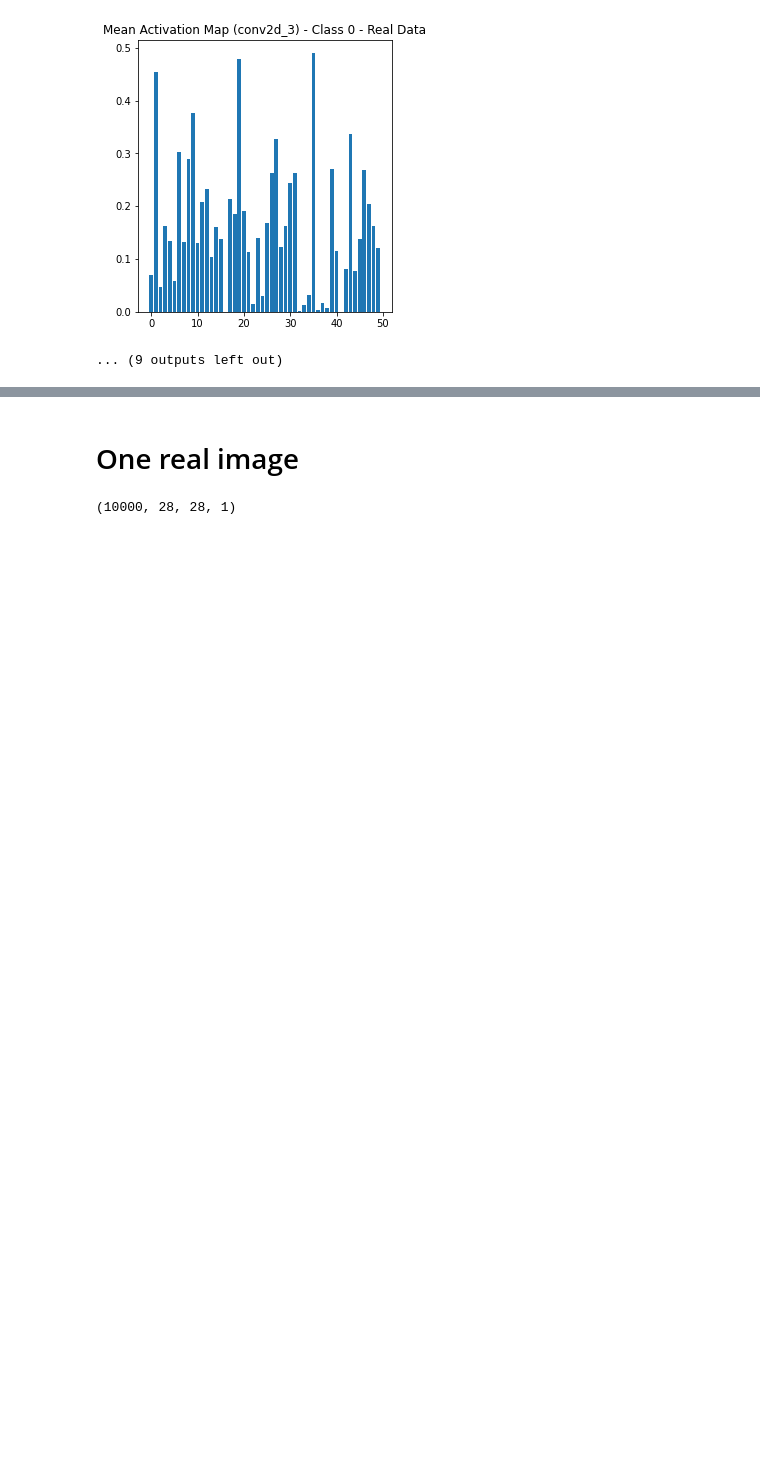
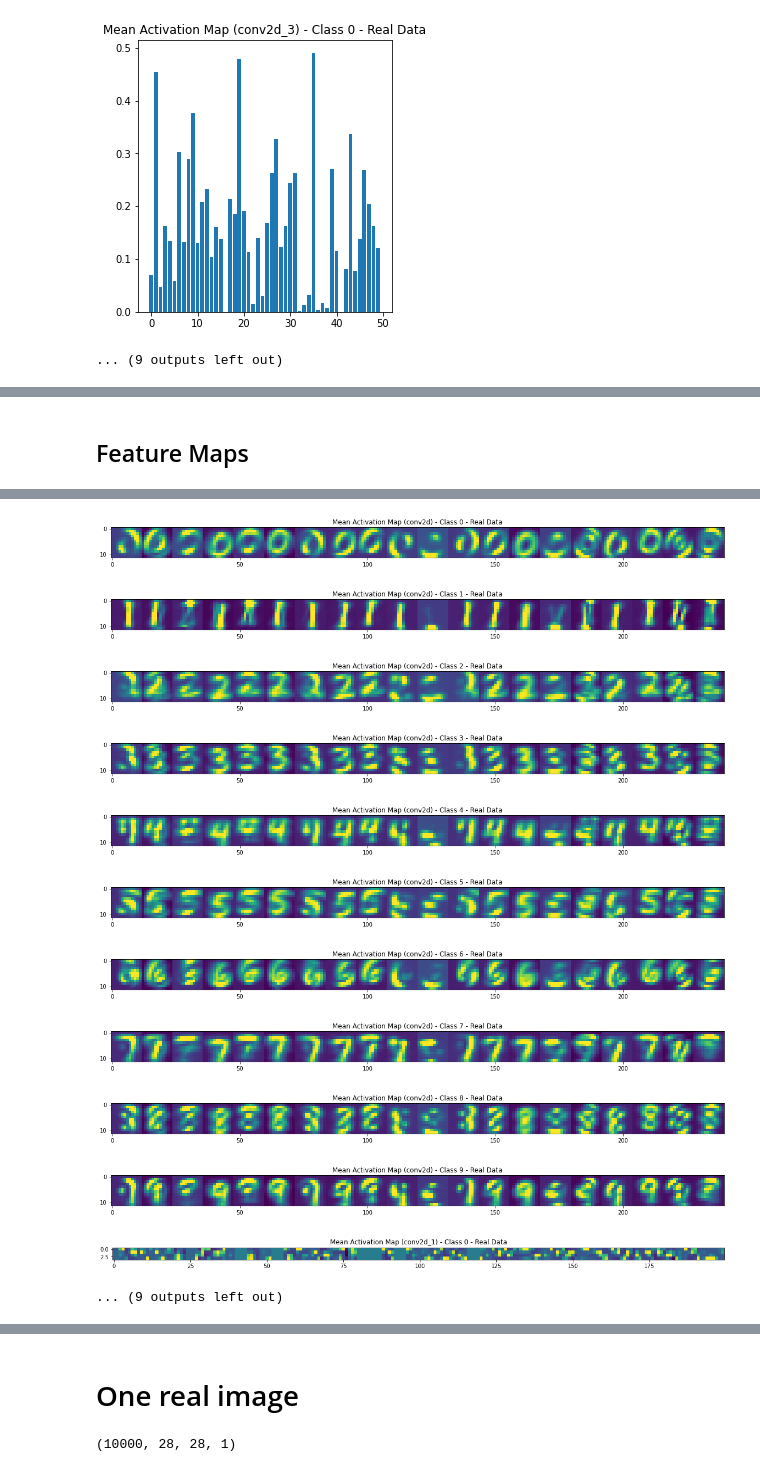
Before and after one commit to phycem/White-Noise-Analysis-of-Convolutional-Neural-Networks--MNIST--Fashion-MNIST, a Jupyter notebook: Activation_Layers_MNIST_with_Model.ipynb, the cells around one changed output, grey strips where cells are left out. Cells and saved outputs as stored; diff of their text form; code cells hidden in the pictures; blank space fills up the shorter version.

```diff
--- a/Activation_Layers_MNIST_with_Model.ipynb
+++ b/Activation_Layers_MNIST_with_Model.ipynb
@@ -318,0 +367,68 @@ for layer_name, feature_map_real in zip(layer_names, successive_feature_maps_rea
+# %% [markdown]
+## Feature Maps
+# %%
+# Create a new array to store the reshaped images
+input_images = np.zeros((all_noise_maps.shape[0], 28, 28, 1))
+
+# Reshape each image to (1, 28, 28, 1) and store in input_images
+for i in range(all_noise_maps.shape[0]):
+    input_images[i] = all_noise_maps[i].reshape(28, 28, 1)
+
+# Define a new Model to get intermediate representations for all layers in the previous model after the first.
+successive_outputs = [layer.output for layer in model.layers[1:]]
+visualization_model = tf.keras.models.Model(inputs=model.input, outputs=successive_outputs)
+
+# Get the intermediate representations for real data
+successive_feature_maps_real = visualization_model.predict(input_images)
+
+# Retrieve the names of the layers
+layer_names = [layer.name for layer in model.layers]
+
+# Loop over the layers
+for layer_name, feature_map_real in zip(layer_names, successive_feature_maps_real):
+  if 'conv' not in layer_name:
+    continue
+
+  # Get the number of filters in the current layer
+  n_filters = feature_map_real.shape[-1]
+
+  # Define the digits to generate noise maps for
+  num_classes = [0, 1, 2, 3, 4, 5, 6, 7, 8, 9]
+  # Loop over the classes
+  for class_idx in num_classes:
+    # Select the feature maps that correspond to the target class
+    target_indices = np.where(all_labels == class_idx)[0]
+    feature_maps_real = feature_map_real[target_indices]
+
+    # Get the mean activation maps for real data and noise data separately
+    mean_activation_map_real = np.mean(feature_maps_real, axis=(0))
+
+    print(mean_activation_map_real.shape)
+    if len(mean_activation_map_real.shape) == 3:
+
+    # Plot Feature maps for the conv / maxpool layers, not the fully-connected layers
+
+      n_features = mean_activation_map_real.shape[-1]  # number of features in the feature map
+      size = mean_activation_map_real.shape[1]  # feature map shape (1, size, size, n_features)
+
+    # We will tile our images in this matrix
+      display_grid = np.zeros((size, size * n_features))
+
+    # Postprocess the feature to be visually palatable
+      for i in range(n_features):
+          x  = mean_activation_map_real[:, :, i]
+          x -= x.mean()
+          x_std = x.std()
+          x /= (x_std + 1e-7)
+          x *=  64
+          x += 128
+          x  = np.clip(x, 0, 255).astype('uint8')
+      # Tile each filter into a horizontal grid
+          display_grid[:, i * size : (i + 1) * size] = x
+# Display the grid
+      scale = 20. / n_features
+      plt.figure( figsize=(scale * n_features, scale) )
+      plt.title ( f"Mean Activation Map ({layer_name}) - Class {class_idx} - Real Data" )
+      plt.grid  ( False )
+      plt.imshow( display_grid, aspect='auto', cmap='viridis' )
+# %% [output]
@@ -318,0 +452,12 @@ for layer_name, feature_map_real in zip(layer_names, successive_feature_maps_rea
+[figure, added]
+[figure, added]
+[figure, added]
+[figure, added]
+[figure, added]
+[figure, added]
+[figure, added]
+[figure, added]
+[figure, added]
+[figure, added]
+[figure, added]
+... (9 outputs left out)
```
Also changed, not shown: parts of 11 cells of this notebook.
